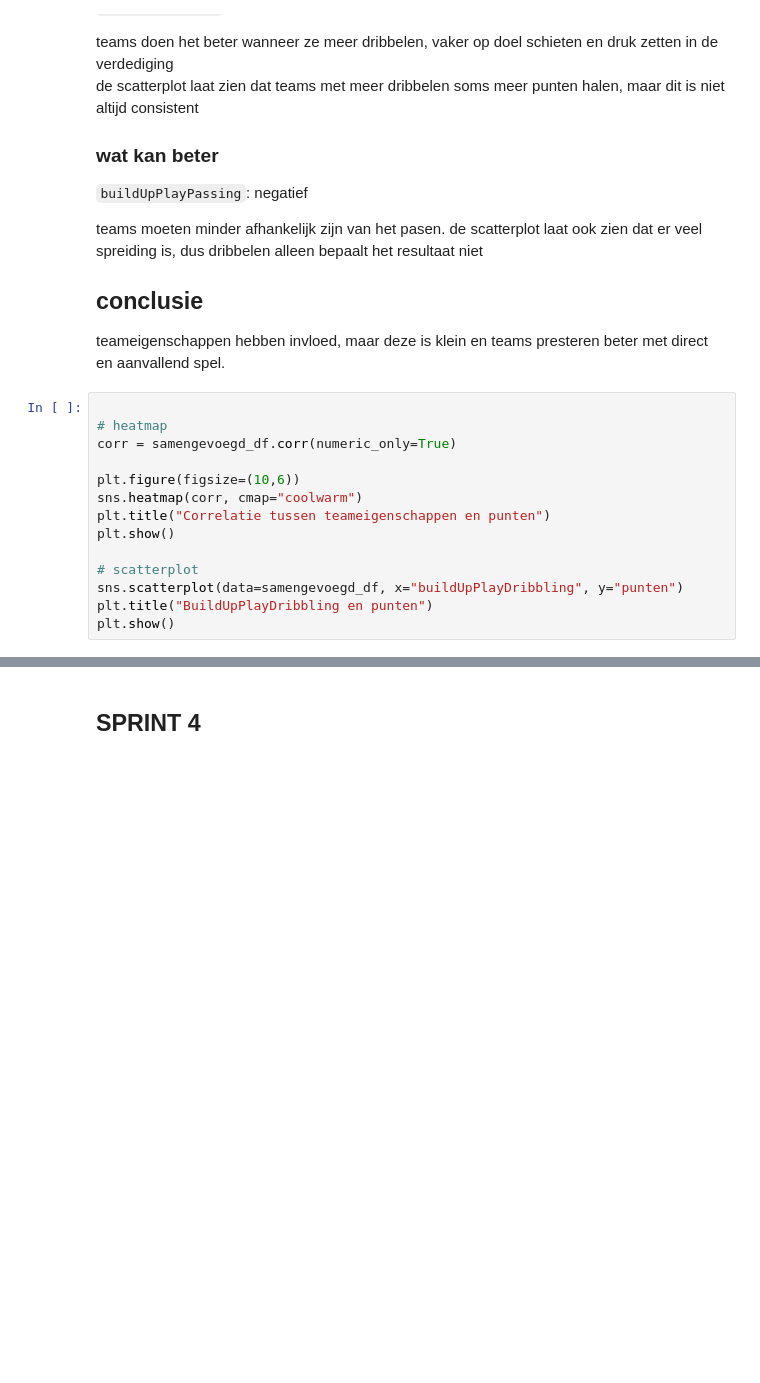
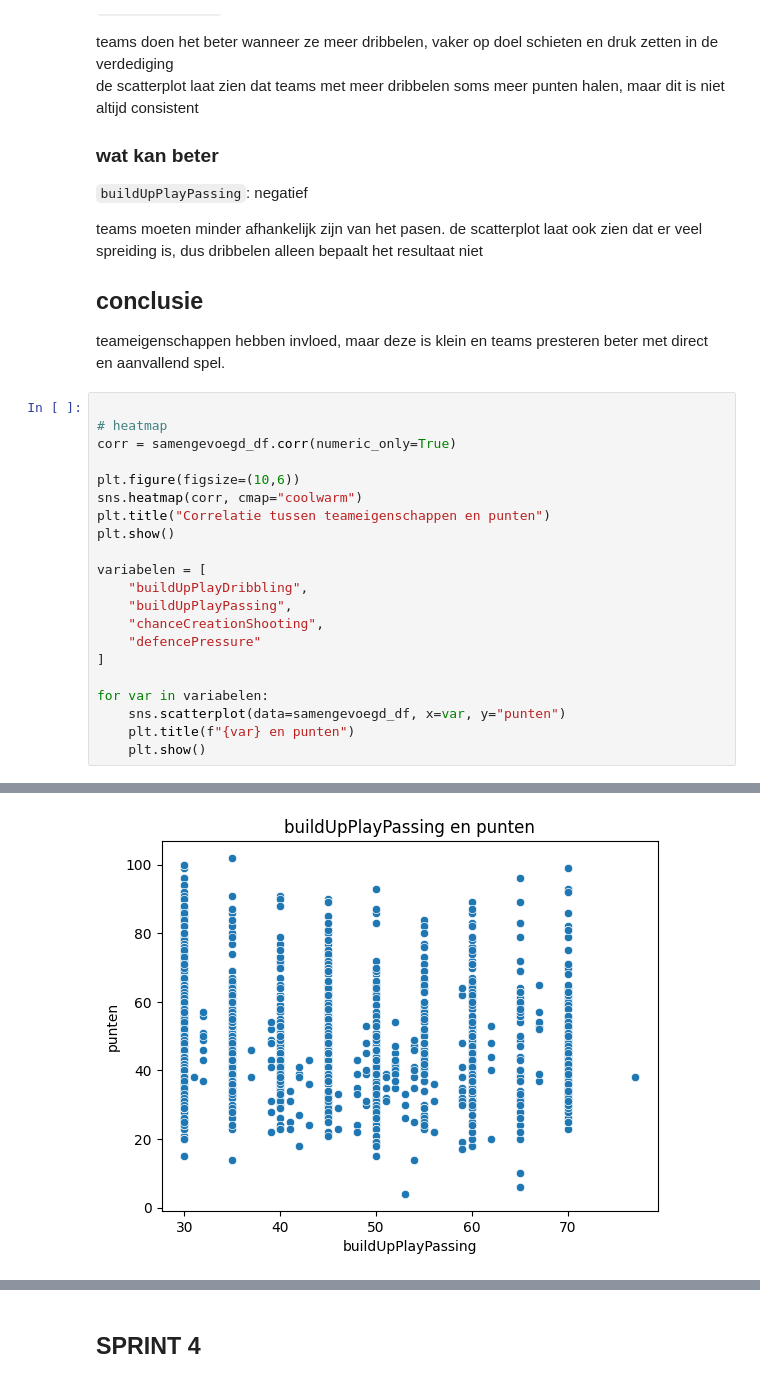
Before and after one commit to Ardjun6/Groep6-datalab2, a Jupyter notebook: fc_barcelona_analysis.ipynb, the cells around one changed output, grey strips where cells are left out. Saved outputs shown, nothing was run; the diff lists cells and outputs as text; blank space fills up the shorter version.

Commit message:
[HERKANSING] de 4 scatterplots bij sprint 2 toeg.
En de 1b van sprint 4 gecorrigeerd

```diff
--- a/fc_barcelona_analysis.ipynb
+++ b/fc_barcelona_analysis.ipynb
@@ -699,17 +701,25 @@ teameigenschappen hebben invloed, maar deze is klein en teams presteren beter me
 # %%
 
 # heatmap
 corr = samengevoegd_df.corr(numeric_only=True)
 
 plt.figure(figsize=(10,6))
 sns.heatmap(corr, cmap="coolwarm")
 plt.title("Correlatie tussen teameigenschappen en punten")
 plt.show()
 
-# scatterplot
-sns.scatterplot(data=samengevoegd_df, x="buildUpPlayDribbling", y="punten")
-plt.title("BuildUpPlayDribbling en punten")
-plt.show()
+variabelen = [
+    "buildUpPlayDribbling",
+    "buildUpPlayPassing",
+    "chanceCreationShooting",
+    "defencePressure"
+]
+
+for var in variabelen:
+    sns.scatterplot(data=samengevoegd_df, x=var, y="punten")
+    plt.title(f"{var} en punten")
+    plt.show()
 # %% [output]
 [figure]
 [figure]
+[figure, added]
```
Also changed, not shown: parts of 5 cells of this notebook.
